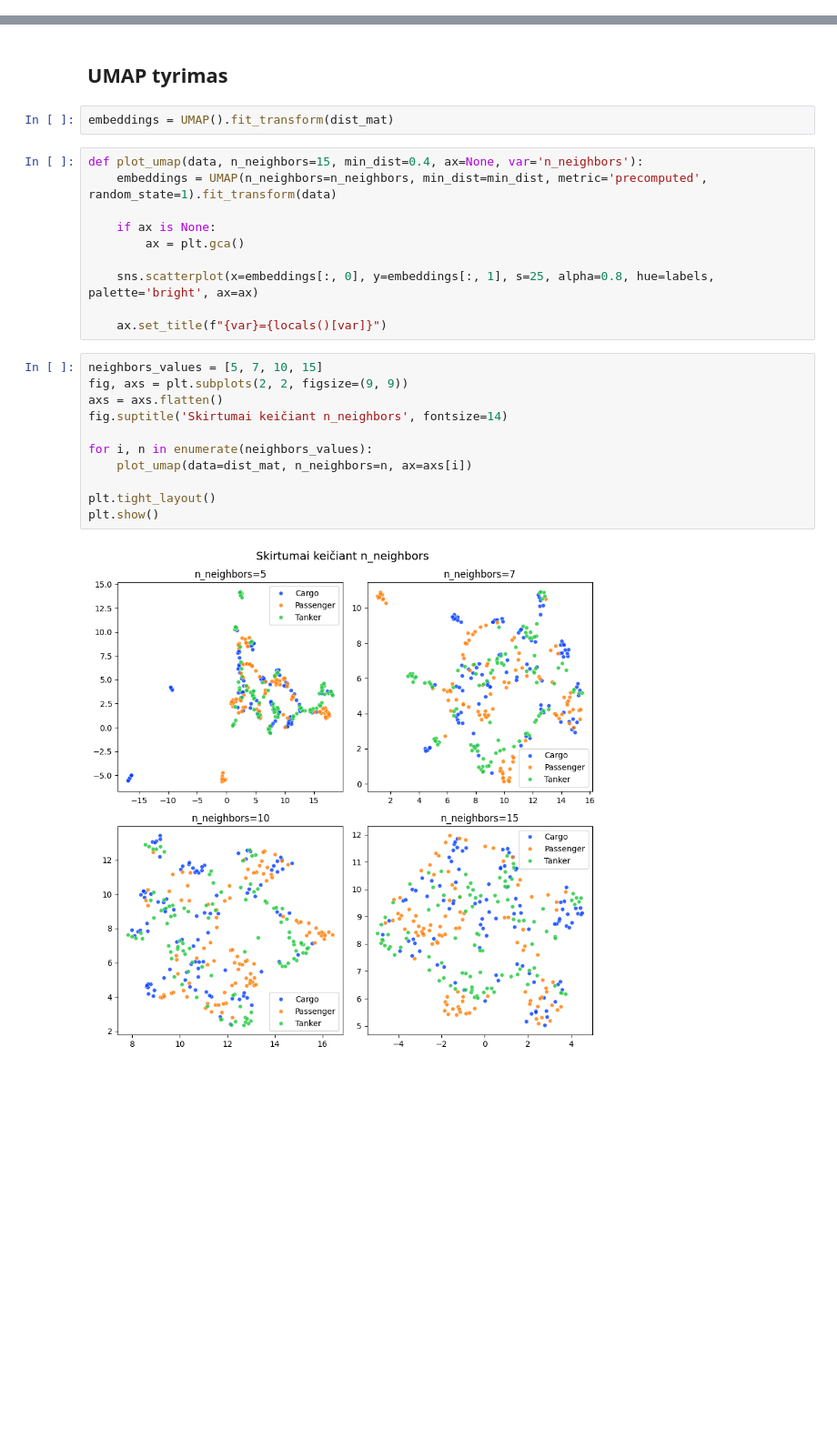
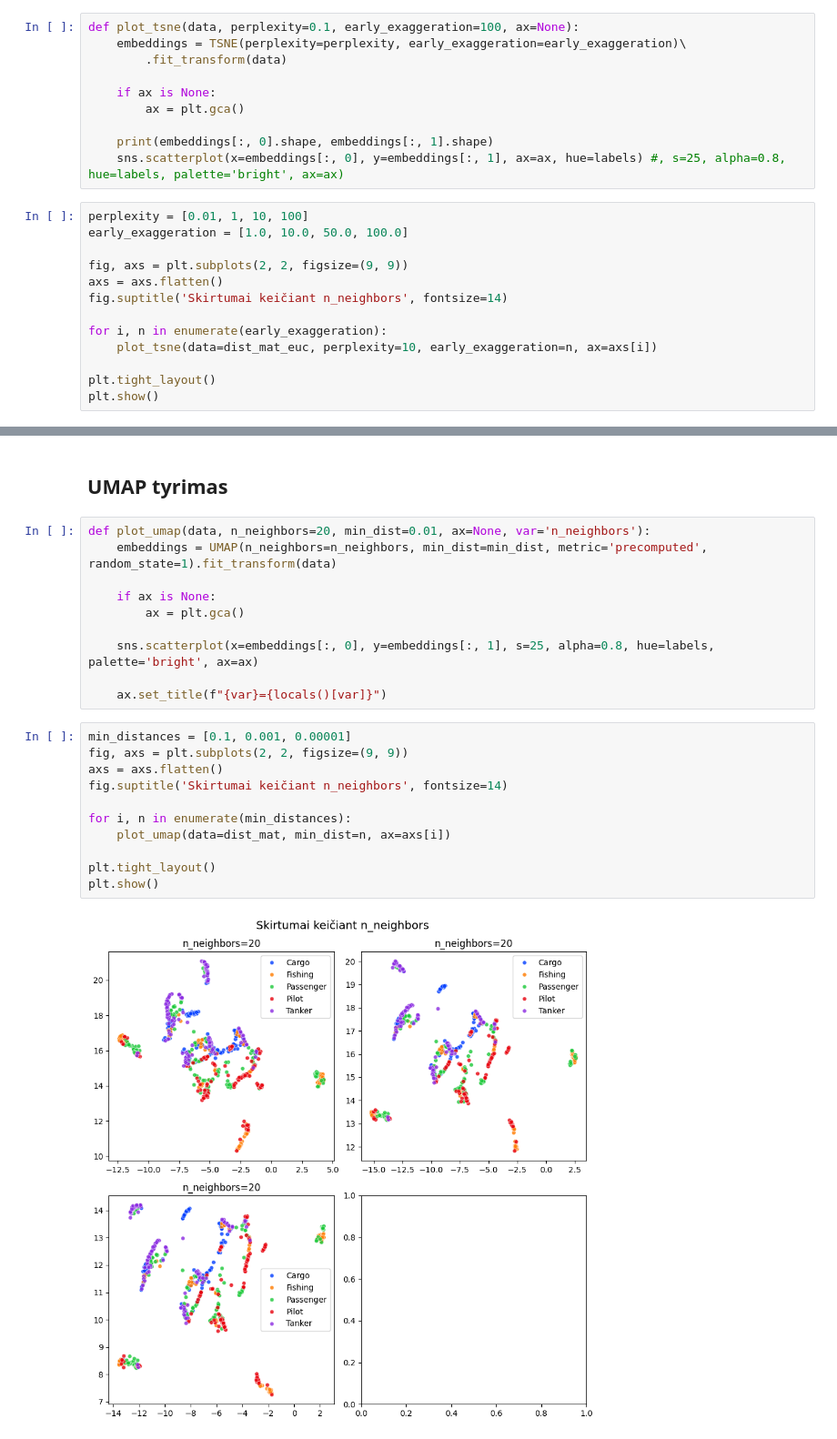
Before and after one commit to lukasjanusauskas/ais-duomenu-vizualizavimas, a Jupyter notebook: 3Lab-eksperimentai.ipynb, the cells around one changed output, grey strips where cells are left out. Shown at 91% size. Drawn from its saved outputs; the diff is of its cells as text; blank space fills up the shorter version.

```diff
--- a/3Lab-eksperimentai.ipynb
+++ b/3Lab-eksperimentai.ipynb
@@ -14,3 +41,26 @@ labels = np.load('ship-types.npy')
 ## MDS tyrimas
 # %% [markdown]
 ## t-SNE tyrimas
+# %%
+def plot_tsne(data, perplexity=0.1, early_exaggeration=100, ax=None):
+    embeddings = TSNE(perplexity=perplexity, early_exaggeration=early_exaggeration)\
+        .fit_transform(data)
+
+    if ax is None:
+        ax = plt.gca()
+
+    print(embeddings[:, 0].shape, embeddings[:, 1].shape)
+    sns.scatterplot(x=embeddings[:, 0], y=embeddings[:, 1], ax=ax, hue=labels) #, s=25, alpha=0.8, hue=labels, palette='bright', ax=ax)
+# %%
+perplexity = [0.01, 1, 10, 100]
+early_exaggeration = [1.0, 10.0, 50.0, 100.0]
+
+fig, axs = plt.subplots(2, 2, figsize=(9, 9))
+axs = axs.flatten()
+fig.suptitle('Skirtumai keičiant n_neighbors', fontsize=14)
+
+for i, n in enumerate(early_exaggeration):
+    plot_tsne(data=dist_mat_euc, perplexity=10, early_exaggeration=n, ax=axs[i])
+
+plt.tight_layout()
+plt.show()
@@ -17,9 +73,7 @@ labels = np.load('ship-types.npy')
 # %% [markdown]
 ## UMAP tyrimas
-# %%
-embeddings = UMAP().fit_transform(dist_mat)
 # %%
-def plot_umap(data, n_neighbors=15, min_dist=0.4, ax=None, var='n_neighbors'):
+def plot_umap(data, n_neighbors=20, min_dist=0.01, ax=None, var='n_neighbors'):
     embeddings = UMAP(n_neighbors=n_neighbors, min_dist=min_dist, metric='precomputed', random_state=1).fit_transform(data)
 
     if ax is None:
@@ -29,16 +83,16 @@ def plot_umap(data, n_neighbors=15, min_dist=0.4, ax=None, var='n_neighbors'):
 
     ax.set_title(f"{var}={locals()[var]}")
 # %%
-neighbors_values = [5, 7, 10, 15]
+min_distances = [0.1, 0.001, 0.00001]
 fig, axs = plt.subplots(2, 2, figsize=(9, 9))
 axs = axs.flatten()
 fig.suptitle('Skirtumai keičiant n_neighbors', fontsize=14)
 
-for i, n in enumerate(neighbors_values):
-    plot_umap(data=dist_mat, n_neighbors=n, ax=axs[i])
+for i, n in enumerate(min_distances):
+    plot_umap(data=dist_mat, min_dist=n, ax=axs[i])
 
 plt.tight_layout()
 plt.show()
 # %% [output]
-[figure, old version]
+[figure, new version]
 # %%
```
Also changed, not shown: parts of 6 cells of this notebook, 5 other files.
